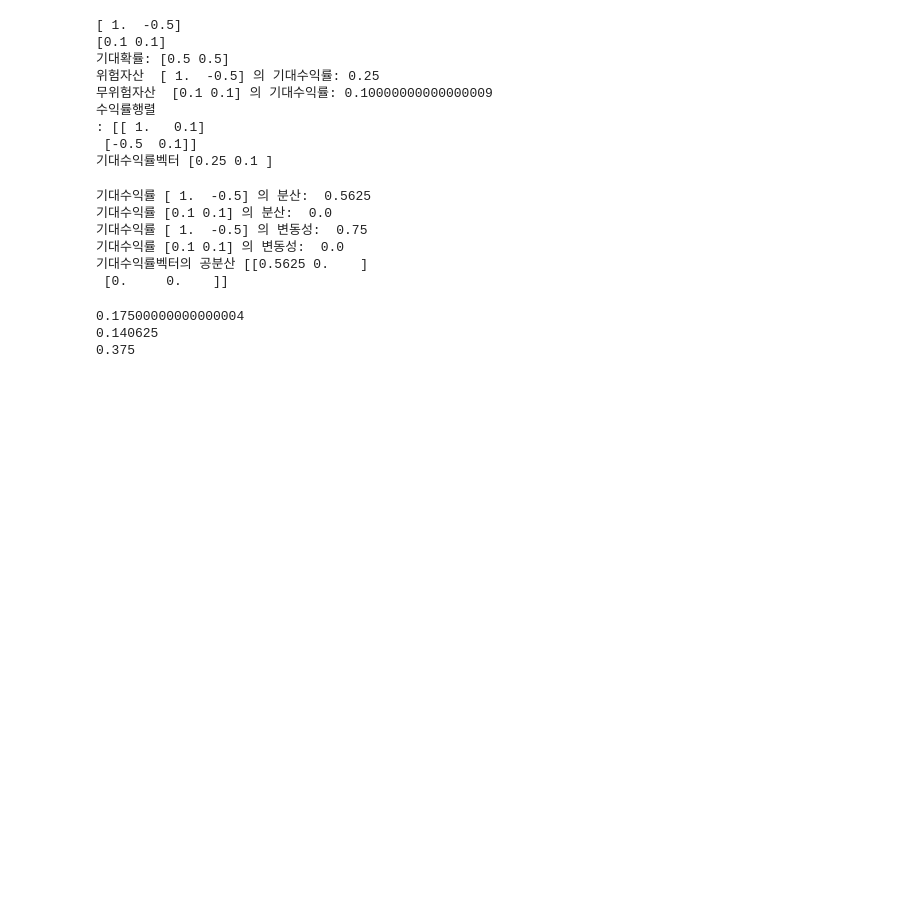
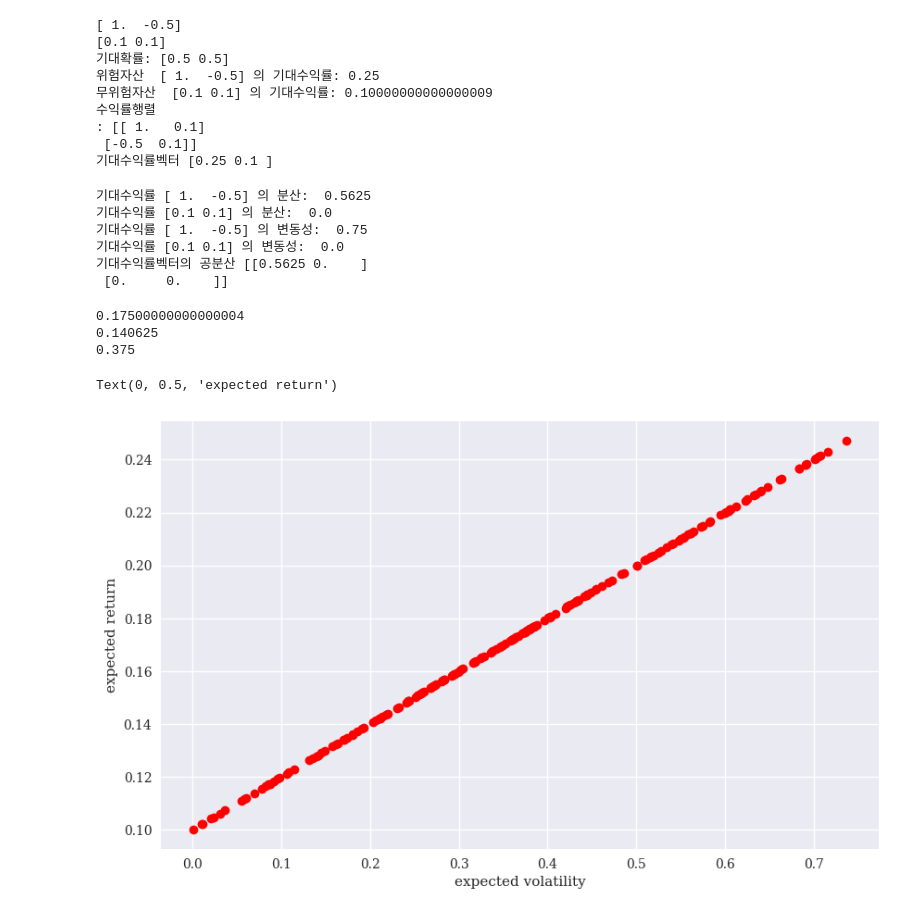
Before and after one commit to kyoun/python-ai-finance, a Jupyter notebook: chap03.ipynb, the cells around one changed output. Drawn from its saved outputs; the diff is of its cells as text; code cells hidden in the pictures; blank space fills up the shorter version.

```diff
--- a/chap03.ipynb
+++ b/chap03.ipynb
@@ -173,3 +173,22 @@ print(sigma_phi(phi))
 0.17500000000000004
 0.140625
 0.375
+# %%
+"""위험 자산 1개, 무위험 자산 1개로 구성된 포트폴리오는 기회집합이 직선이 된다."""
+
+from pylab import plt, mpl
+plt.style.use("seaborn-v0_8")
+mpl.rcParams["savefig.dpi"] = 300
+mpl.rcParams["font.family"] = "serif"
+
+phi_mcs = np.random.random((2,200)) # 200개의 무작위 포트폴리오
+phi_mcs = (phi_mcs / phi_mcs.sum(axis=0)).T # 포트폴리오 가중치의 합은 1
+mcs = np.array([(sigma_phi(phi), mu_phi(phi)) for phi in phi_mcs]) # 무작위 포트폴리오들에 대한 기대 수익률과 변동성
+
+plt.figure(figsize=(10,6))
+plt.plot(mcs[:,0], mcs[:,1], "ro")
+plt.xlabel("expected volatility")
+plt.ylabel("expected return")
+# %% [output]
+Text(0, 0.5, 'expected return')
+[figure, added]
```
Also changed, not shown: parts of 5 cells of this notebook.
